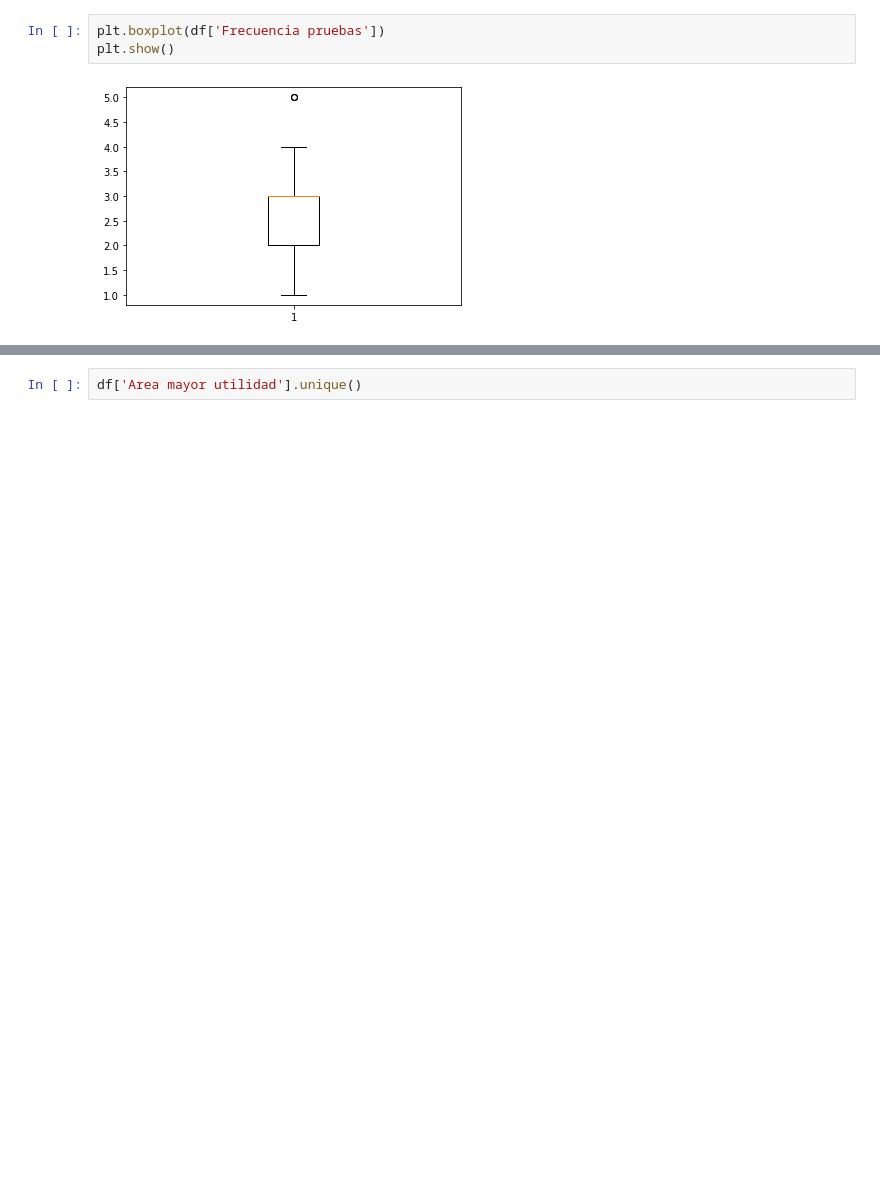
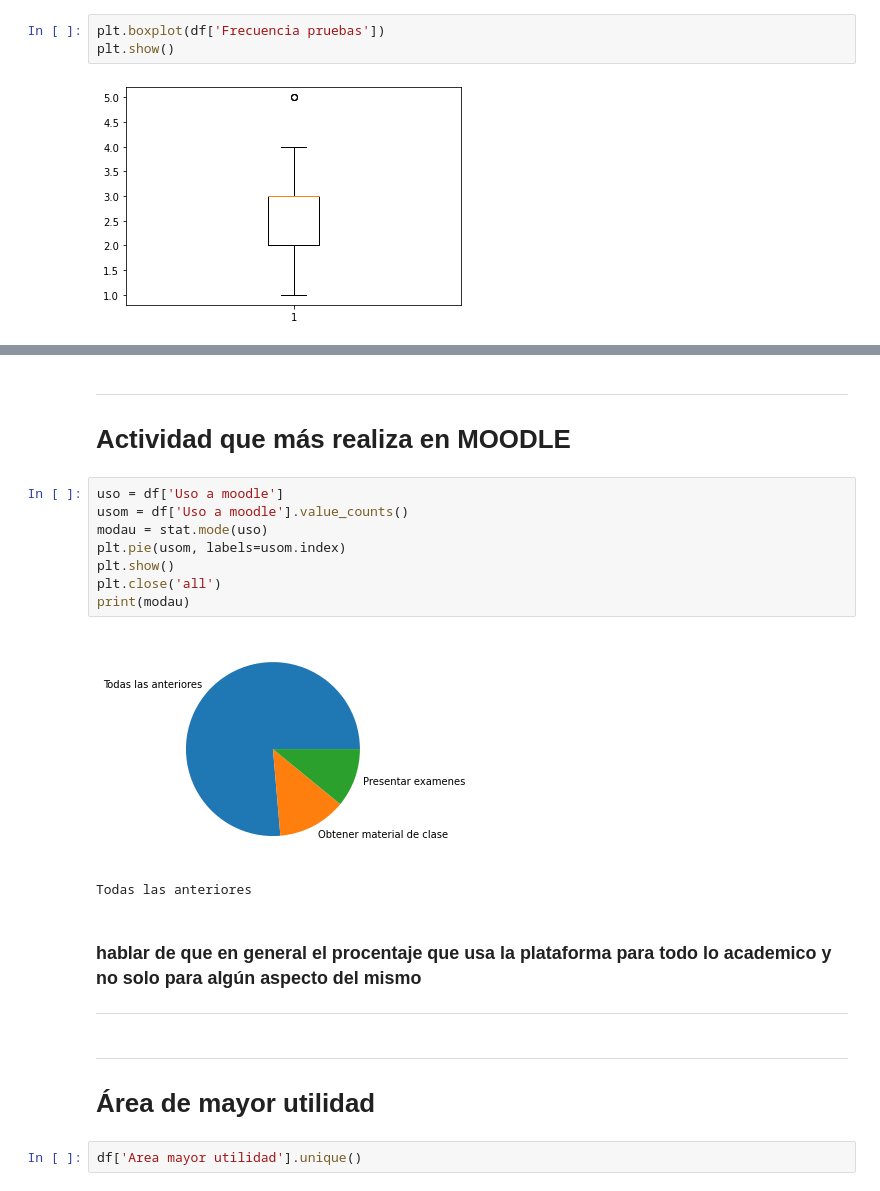
Before and after one commit to sebastianmora04/estadistica_j1, a Jupyter notebook: modelo.ipynb, the cells around one changed output, grey strips where cells are left out. Cells and saved outputs as stored; diff of their text form; blank space fills up the shorter version.

```diff
--- a/modelo.ipynb
+++ b/modelo.ipynb
@@ -165,3 +193,23 @@ TypeError: 'AxesSubplot' object is not subscriptable
+# %% [markdown]
+------------------------
+# Actividad que más realiza en MOODLE
+# %%
+uso = df['Uso a moodle']
+usom = df['Uso a moodle'].value_counts()
+modau = stat.mode(uso)
+plt.pie(usom, labels=usom.index)
+plt.show()
+plt.close('all')
+print(modau)
+# %% [output]
+[figure, added]
+Todas las anteriores
+# %% [markdown]
+### hablar de que en general el procentaje que usa la plataforma para todo lo academico y no solo para algún aspecto del mismo
+----------
+# %% [markdown]
+---------------
+# Área de mayor utilidad
 # %%
 df['Area mayor utilidad'].unique()
 # %% [output]
```
Also changed, not shown: parts of 24 cells of this notebook.
